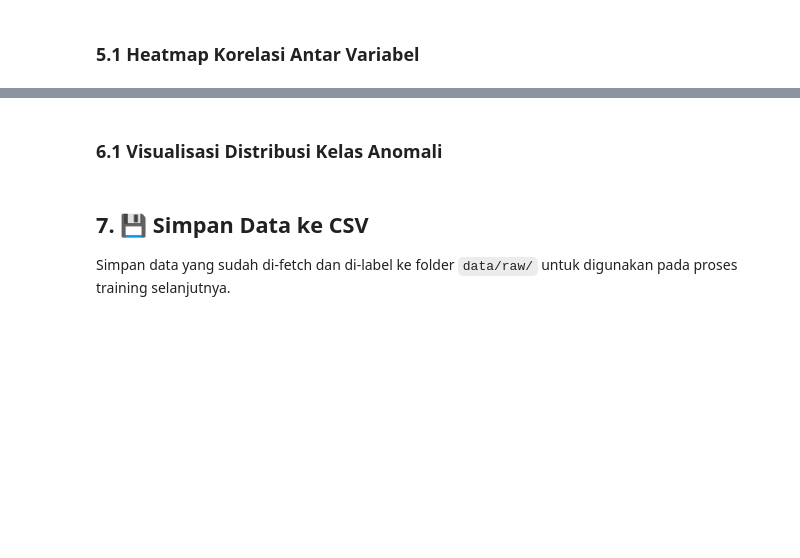
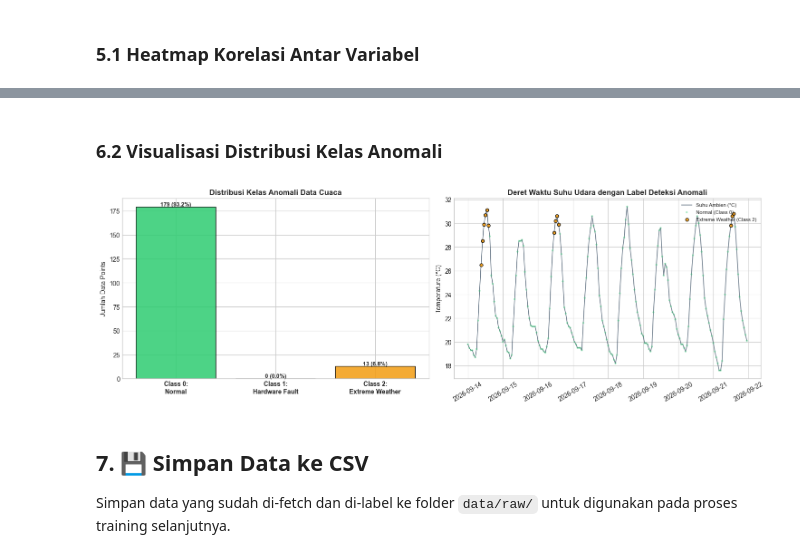
Before and after one commit to ghazthiskc19/MLOps-AnomaliCuacaOpenMeteo, a Jupyter notebook: notebooks/Proof_Of_Concept_Muhammad_Ghazy_Humaidi.ipynb, the cells around one changed output, grey strips where cells are left out. Saved outputs shown, nothing was run; the diff lists cells and outputs as text; code cells hidden in the pictures; blank space fills up the shorter version.

```diff
--- a/notebooks/Proof_Of_Concept_Muhammad_Ghazy_Humaidi.ipynb
+++ b/notebooks/Proof_Of_Concept_Muhammad_Ghazy_Humaidi.ipynb
@@ -328,38 +566,50 @@ if df_cuaca is not None:
 # %% [markdown]
-### 6.1 Visualisasi Distribusi Kelas Anomali
+### 6.2 Visualisasi Distribusi Kelas Anomali
 # %%
 if df_cuaca is not None:
-    fig, axes = plt.subplots(1, 2, figsize=(14, 5))
+    fig, axes = plt.subplots(1, 2, figsize=(15, 5))
 
     # Plot 1: Distribusi kelas
-    class_counts = df_cuaca['anomaly_class'].value_counts().sort_index()
+    class_counts = df_cuaca['anomaly_class'].value_counts().reindex([0, 1, 2], fill_value=0)
     colors = ['#2ecc71', '#e74c3c', '#f39c12']
     labels = ['Class 0:\nNormal', 'Class 1:\nHardware Fault', 'Class 2:\nExtreme Weather']
-    bars = axes[0].bar(range(len(class_counts)), class_counts.values,
-                       color=[colors[i] for i in class_counts.index])
-    axes[0].set_xticks(range(len(class_counts)))
-    axes[0].set_xticklabels([labels[i] for i in class_counts.index])
-    axes[0].set_title('Distribusi Kelas Anomali', fontweight='bold')
+    bars = axes[0].bar([0, 1, 2], class_counts.values, color=colors, edgecolor='black', alpha=0.85)
+    axes[0].set_xticks([0, 1, 2])
+    axes[0].set_xticklabels(labels, fontsize=10, fontweight='bold')
+    axes[0].set_title('Distribusi Kelas Anomali Data Cuaca', fontsize=12, fontweight='bold')
     axes[0].set_ylabel('Jumlah Data Points')
+
     for bar, val in zip(bars, class_counts.values):
-        axes[0].text(bar.get_x() + bar.get_width()/2, bar.get_height() + 0.5,
-                    str(val), ha='center', fontweight='bold')
+        pct = (val / len(df_cuaca)) * 100 if len(df_cuaca) > 0 else 0
+        axes[0].text(bar.get_x() + bar.get_width()/2, bar.get_height() + 1.0,
+                     f"{val} ({pct:.1f}%)", ha='center', fontweight='bold', fontsize=9)
 
-    # Plot 2: Time-series dengan anomali markers
+    # Plot 2: Time-series Suhu dengan Anomali Markers
+    axes[1].plot(df_cuaca['timestamp'], df_cuaca['temperature_2m_C'],
+                color='#34495e', linewidth=1.2, alpha=0.7, label='Suhu Ambien (°C)')
+
     color_map = {0: '#2ecc71', 1: '#e74c3c', 2: '#f39c12'}
-    for cls in df_cuaca['anomaly_class'].unique():
+    label_map = {0: 'Normal (Class 0)', 1: 'Hardware Fault (Class 1)', 2: 'Extreme Weather (Class 2)'}
+
+    for cls in [0, 1, 2]:
         mask = df_cuaca['anomaly_class'] == cls
-        axes[1].scatter(df_cuaca.loc[mask, 'timestamp'],
-                       df_cuaca.loc[mask, 'temperature_2m_C'],
-                       c=color_map[cls], label=labels[cls].replace('\n', ' '),
-                       s=10, alpha=0.7)
-    axes[1].set_title('Suhu dengan Label Anomali', fontweight='bold')
+        if mask.sum() > 0:
+            axes[1].scatter(df_cuaca.loc[mask, 'timestamp'],
+                           df_cuaca.loc[mask, 'temperature_2m_C'],
+                           c=color_map[cls], label=label_map[cls],
+                           s=25 if cls != 0 else 10, alpha=0.9 if cls != 0 else 0.4,
+                           edgecolor='black' if cls != 0 else 'none',
+                           zorder=5 if cls != 0 else 2)
+
+    axes[1].set_title('Deret Waktu Suhu Udara dengan Label Deteksi Anomali', fontsize=12, fontweight='bold')
     axes[1].set_ylabel('Temperature (°C)')
-    axes[1].legend(fontsize=8)
-    axes[1].tick_params(axis='x', rotation=45)
+    axes[1].legend(loc='upper right', fontsize=8)
+    axes[1].tick_params(axis='x', rotation=30)
 
     plt.tight_layout()
     plt.show()
+# %% [output]
+[figure, added]
 # %% [markdown]
 ## 7. 💾 Simpan Data ke CSV
 
```
Also changed, not shown: parts of 14 cells of this notebook, 10 other files.
